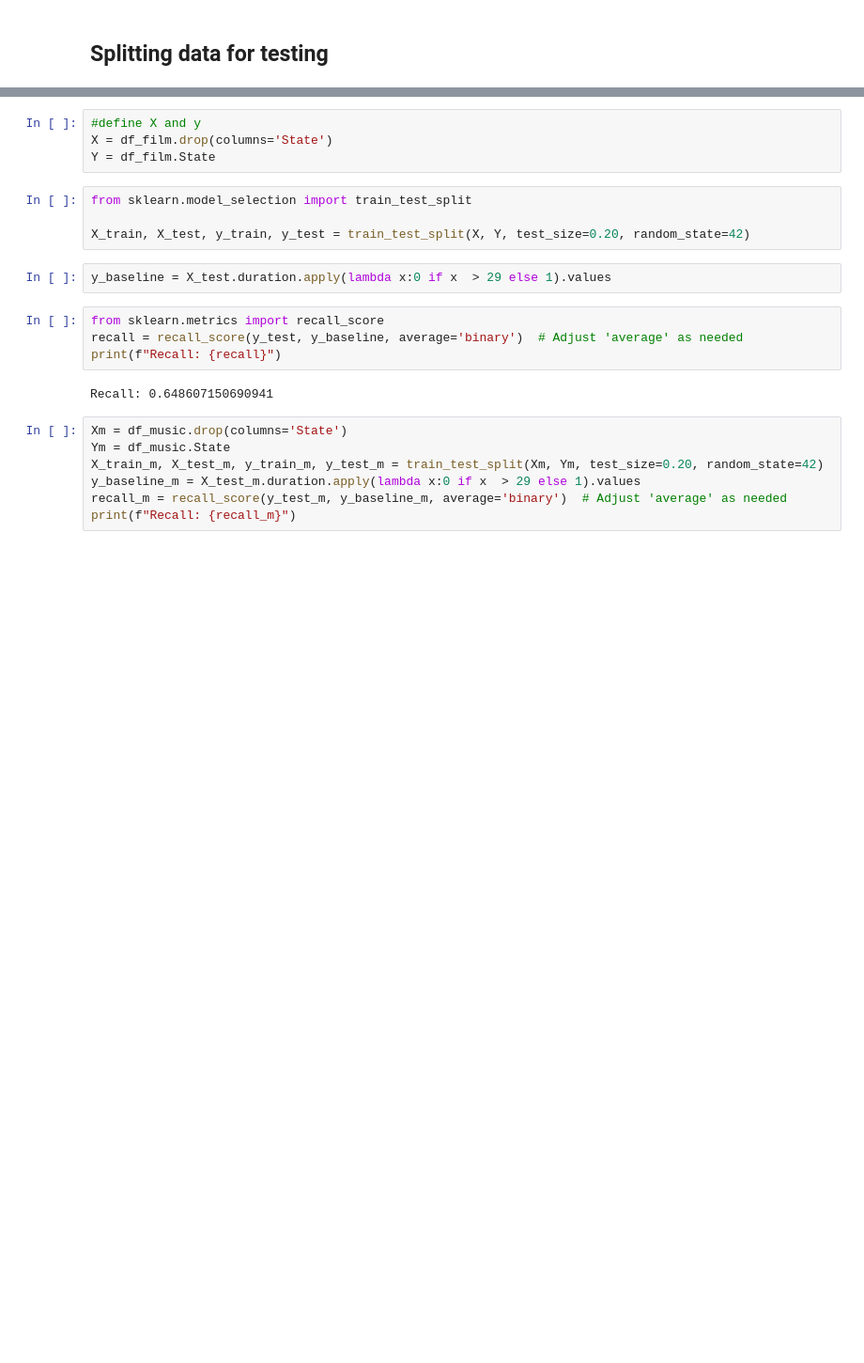
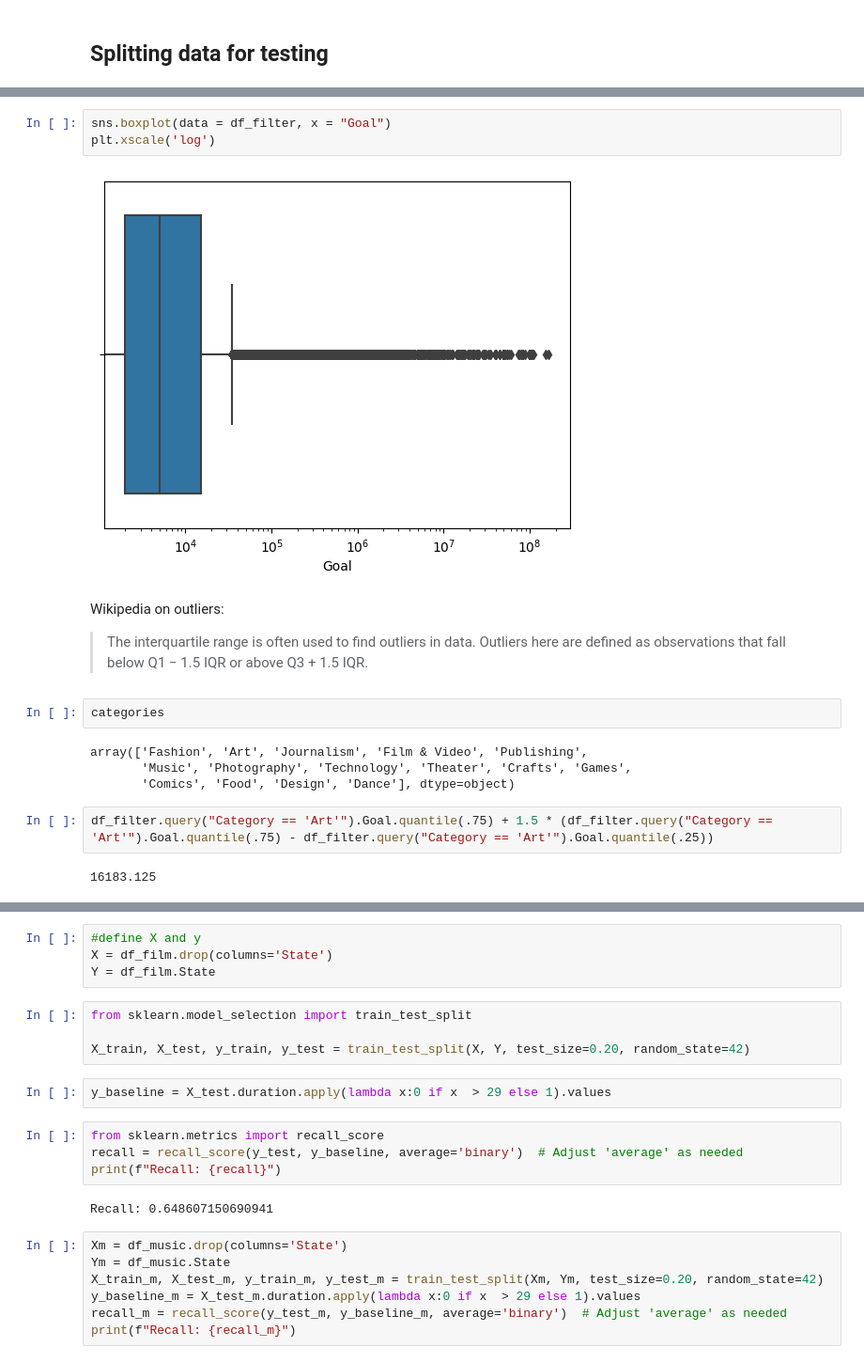
Before and after one commit to JainNupur20/kickstarter-project, a Jupyter notebook: project.ipynb, the cells around one changed output, grey strips where cells are left out. Shown: that part at 94% size. Saved outputs shown, nothing was run; the diff lists cells and outputs as text; blank space fills up the shorter version.

```diff
--- a/project.ipynb
+++ b/project.ipynb
@@ -384,0 +486,18 @@ Set Cutoff for baseline model to 29 for all three models
+# %%
+sns.boxplot(data = df_filter, x = "Goal")
+plt.xscale('log')
+# %% [output]
+[figure, added]
+# %% [markdown]
+Wikipedia on outliers:
+> The interquartile range is often used to find outliers in data. Outliers here are defined as observations that fall below Q1 − 1.5 IQR or above Q3 + 1.5 IQR.
+# %%
+categories
+# %% [output]
+array(['Fashion', 'Art', 'Journalism', 'Film & Video', 'Publishing',
+       'Music', 'Photography', 'Technology', 'Theater', 'Crafts', 'Games',
+       'Comics', 'Food', 'Design', 'Dance'], dtype=object)
+# %%
+df_filter.query("Category == 'Art'").Goal.quantile(.75) + 1.5 * (df_filter.query("Category == 'Art'").Goal.quantile(.75) - df_filter.query("Category == 'Art'").Goal.quantile(.25))
+# %% [output]
+16183.125
```
Also changed, not shown: parts of 34 cells of this notebook.
